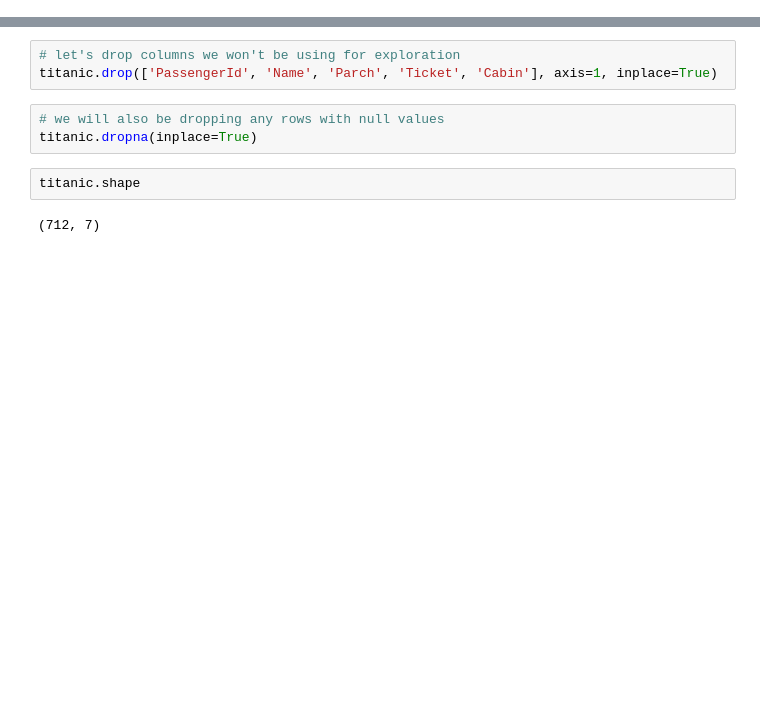
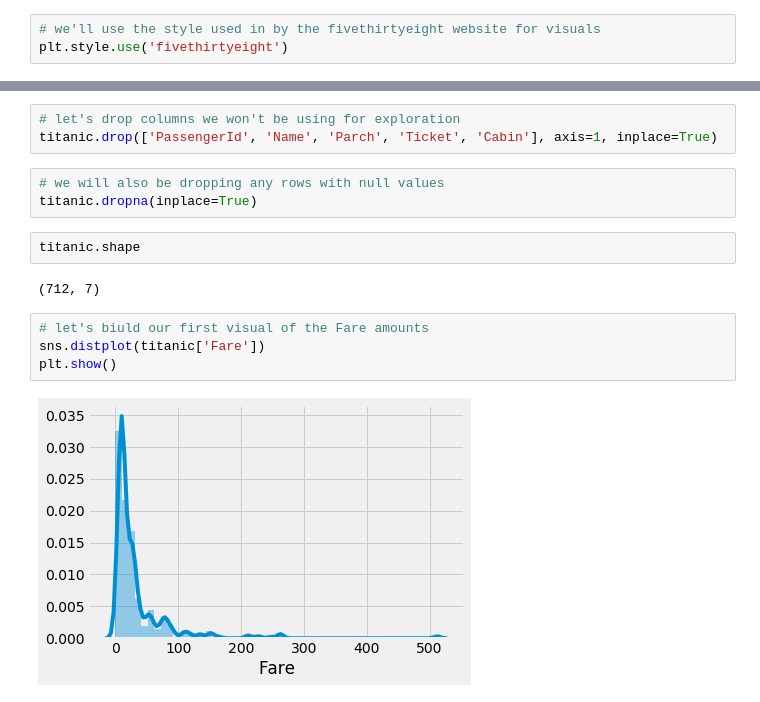
Before and after one commit to carlos-cui/data_analysis, a Jupyter notebook: titanic data visualization/Visualizing_Titanic_Data.ipynb, the cells around one changed output, grey strips where cells are left out. Cells and saved outputs as stored; diff of their text form; blank space fills up the shorter version.

```diff
--- a/titanic data visualization/Visualizing_Titanic_Data.ipynb
+++ b/titanic data visualization/Visualizing_Titanic_Data.ipynb
@@ -9,3 +13,6 @@ import pandas as pd
+# %%
+# we'll use the style used in by the fivethirtyeight website for visuals
+plt.style.use('fivethirtyeight')
 # %%
 # we will be using the train dataset
 titanic = pd.read_csv('https://raw.githubusercontent.com/carlos-cui/data_analysis/master/titanic%20data%20visualization/train.csv')
@@ -29,3 +36,9 @@ titanic.dropna(inplace=True)
 titanic.shape
 # %% [output]
 (712, 7)
+# %%
+# let's biuld our first visual of the Fare amounts
+sns.distplot(titanic['Fare'])
+plt.show()
+# %% [output]
+[figure, added]
```
Also changed, not shown: parts of 4 cells of this notebook.
